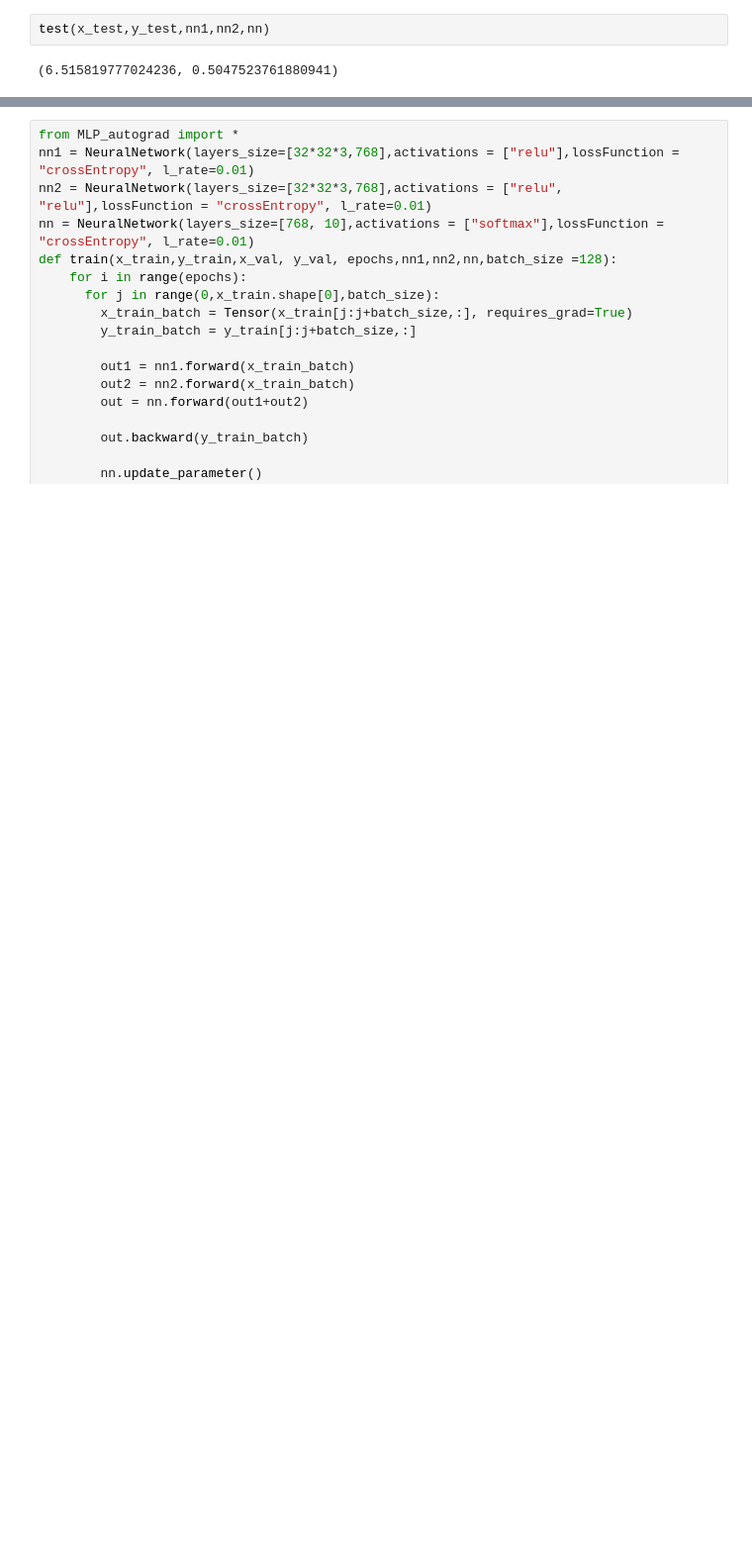
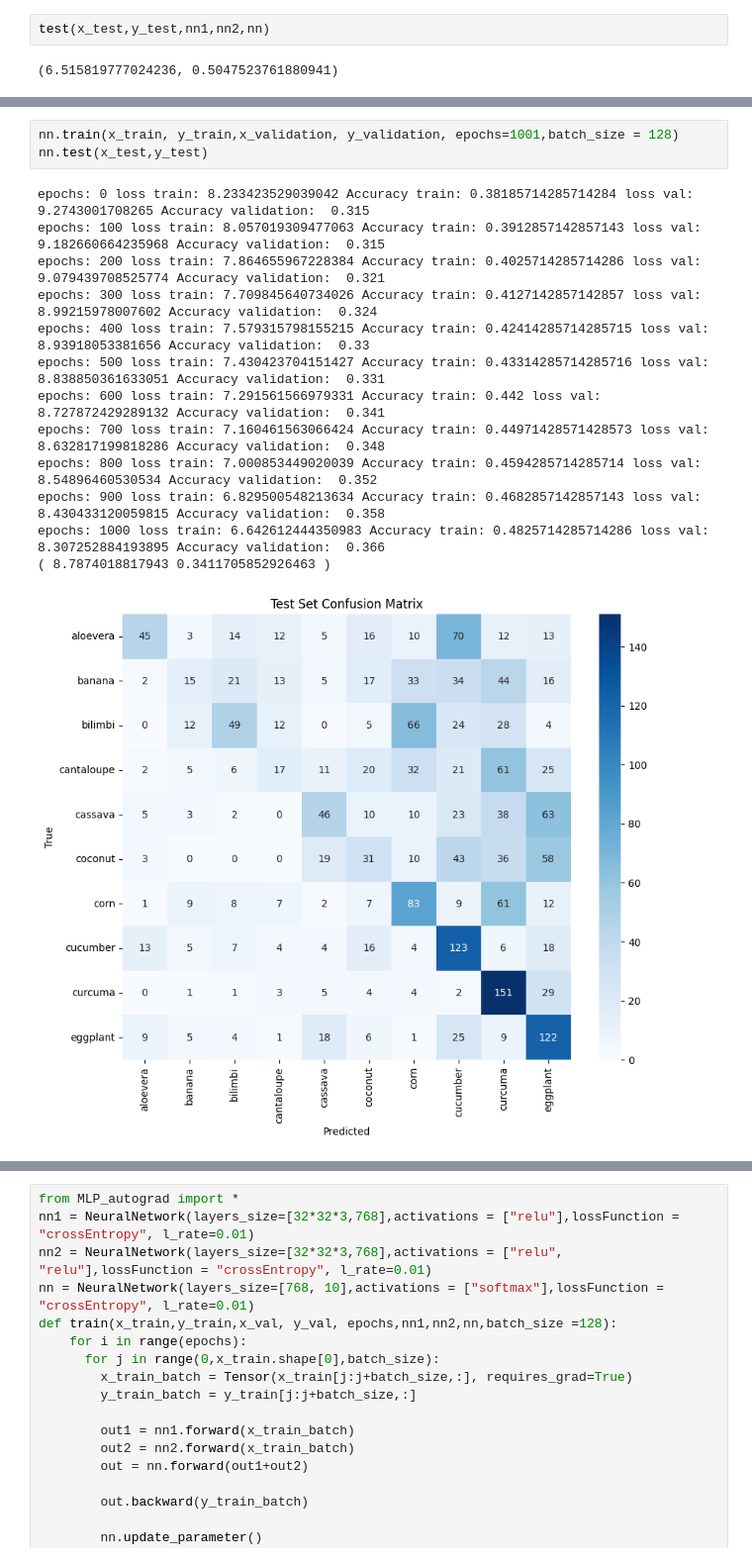
Before and after one commit to negative318/Neural-Network-From-Scratch, a Jupyter notebook: train_MLP_autograd.ipynb, the cells around one changed output, grey strips where cells are left out. Shown: that part at 99% size. Cells and saved outputs as stored; diff of their text form; blank space fills up the shorter version.

```diff
--- a/train_MLP_autograd.ipynb
+++ b/train_MLP_autograd.ipynb
@@ -1595,0 +1591,17 @@ epochs: 4000 loss train: 3.922816533114144 Accuracy train: 0.6598571428571428 lo
+# %%
+nn.train(x_train, y_train,x_validation, y_validation, epochs=1001,batch_size = 128)
+nn.test(x_test,y_test)
+# %% [output]
+epochs: 0 loss train: 8.233423529039042 Accuracy train: 0.38185714285714284 loss val: 9.2743001708265 Accuracy validation:  0.315
+epochs: 100 loss train: 8.057019309477063 Accuracy train: 0.3912857142857143 loss val: 9.182660664235968 Accuracy validation:  0.315
+epochs: 200 loss train: 7.864655967228384 Accuracy train: 0.4025714285714286 loss val: 9.079439708525774 Accuracy validation:  0.321
+epochs: 300 loss train: 7.709845640734026 Accuracy train: 0.4127142857142857 loss val: 8.99215978007602 Accuracy validation:  0.324
+epochs: 400 loss train: 7.579315798155215 Accuracy train: 0.42414285714285715 loss val: 8.93918053381656 Accuracy validation:  0.33
+epochs: 500 loss train: 7.430423704151427 Accuracy train: 0.43314285714285716 loss val: 8.838850361633051 Accuracy validation:  0.331
+epochs: 600 loss train: 7.291561566979331 Accuracy train: 0.442 loss val: 8.727872429289132 Accuracy validation:  0.341
+epochs: 700 loss train: 7.160461563066424 Accuracy train: 0.44971428571428573 loss val: 8.632817199818286 Accuracy validation:  0.348
+epochs: 800 loss train: 7.000853449020039 Accuracy train: 0.4594285714285714 loss val: 8.54896460530534 Accuracy validation:  0.352
+epochs: 900 loss train: 6.829500548213634 Accuracy train: 0.4682857142857143 loss val: 8.430433120059815 Accuracy validation:  0.358
+epochs: 1000 loss train: 6.642612444350983 Accuracy train: 0.4825714285714286 loss val: 8.307252884193895 Accuracy validation:  0.366
+( 8.7874018817943 0.3411705852926463 )
+[figure, added]
```
Also changed, not shown: parts of 4 cells of this notebook, 1 other file.
